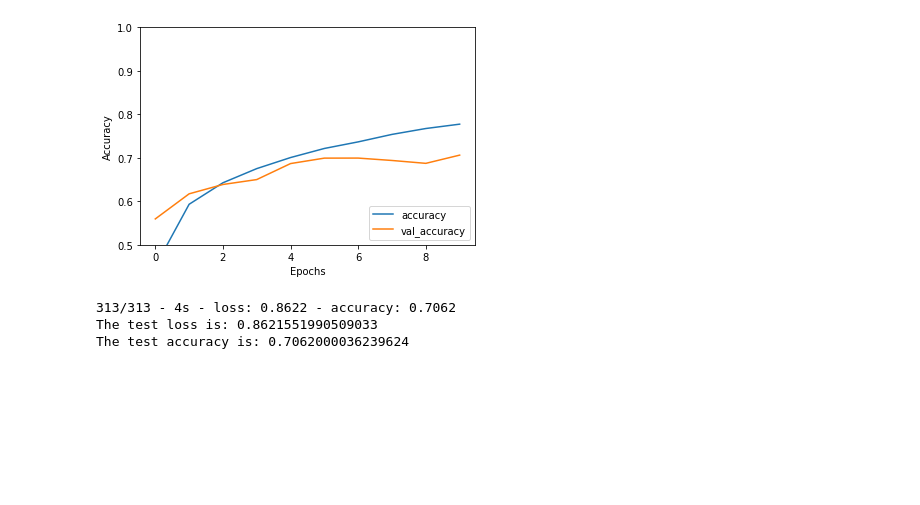
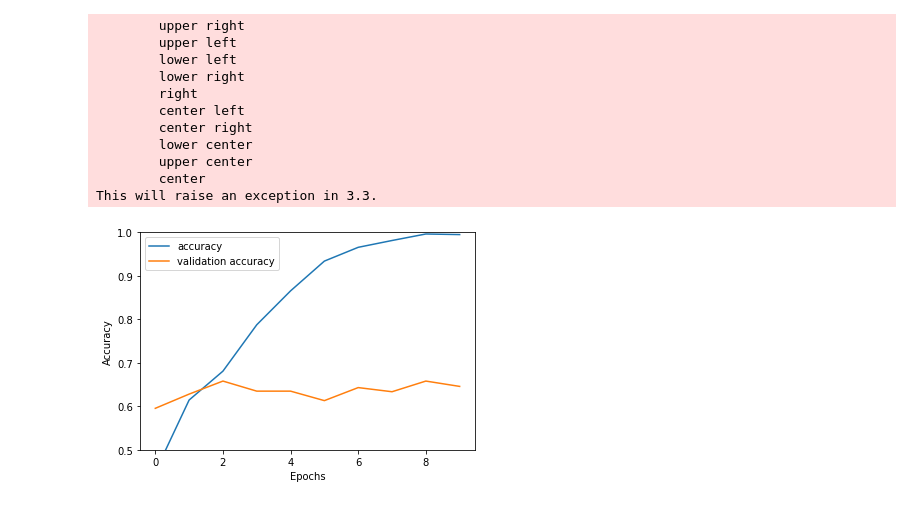
Before and after one commit to zhihil/mobi-scan, a Jupyter notebook: modelling/cnn.ipynb, the cells around one changed output. Drawn from its saved outputs; the diff is of its cells as text; code cells hidden in the pictures; blank space fills up the shorter version.

```diff
--- a/modelling/cnn.ipynb
+++ b/modelling/cnn.ipynb
@@ -30,0 +80,24 @@ model = models.Sequential([
+# %%
+# Optimize dataset loading for performance
+AUTOTUNE = tf.data.AUTOTUNE
+
+train_ds = train_ds.cache().shuffle(1000).prefetch(buffer_size=AUTOTUNE)
+valid_ds = valid_ds.cache().prefetch(buffer_size=AUTOTUNE)
+# %%
+from tensorflow.keras import layers
+
+num_classes = 5
+
+model = tf.keras.Sequential([
+  layers.experimental.preprocessing.Rescaling(1. / 255.,
+                                              input_shape=(img_height, img_width, 3)),
+  layers.Conv2D(16, 3, activation='relu', padding='same'),
+  layers.MaxPool2D(),
+  layers.Conv2D(32, 3, activation='relu', padding='same'),
+  layers.MaxPool2D(),
+  layers.Conv2D(64, 3, activation='relu', padding='same'),
+  layers.MaxPool2D(),
+  layers.Flatten(),
+  layers.Dense(128, activation='relu'),
+  layers.Dense(num_classes)
+])
@@ -32,6 +125,3 @@ model = models.Sequential([
 model.compile(optimizer='adam',
               loss=tf.keras.losses.SparseCategoricalCrossentropy(from_logits=True),
               metrics=['accuracy'])
-
-history = model.fit(norm_train_data, train_labels, epochs=10,
-                    validation_data=(norm_test_data, test_labels))
@@ -58,0 +128,3 @@ Epoch 10/10
+# %%
+epochs = 10
+history = model.fit(train_ds, validation_data=valid_ds, epochs=epochs)
@@ -59,18 +161,21 @@ Epoch 10/10
 # %%
 plt.plot(history.history['accuracy'], label='accuracy')
-plt.plot(history.history['val_accuracy'], label='val_accuracy')
+plt.plot(history.history['val_accuracy'], label='validation accuracy')
 plt.xlabel('Epochs')
 plt.ylabel('Accuracy')
-plt.ylim([0.5, 1.0])
-plt.legend(loc='lower right')
+plt.ylim([0.5, 1])
+plt.legend(loc='bottom right')
 plt.show()
 # %% [output]
+        upper right
+        upper left
+        lower left
+        lower right
+        right
+        center left
+        center right
+        lower center
+        upper center
+        center
+This will raise an exception in 3.3.
-[figure, old version]
+[figure, new version]
-# %%
-test_loss, test_accuracy = model.evaluate(norm_test_data, test_labels, verbose=2)
-print(f"The test loss is: {test_loss}")
-print(f"The test accuracy is: {test_accuracy}")
-# %% [output]
-313/313 - 4s - loss: 0.8622 - accuracy: 0.7062
-The test loss is: 0.8621551990509033
-The test accuracy is: 0.7062000036239624
```
Also changed, not shown: parts of 29 cells of this notebook, 1 other file.
